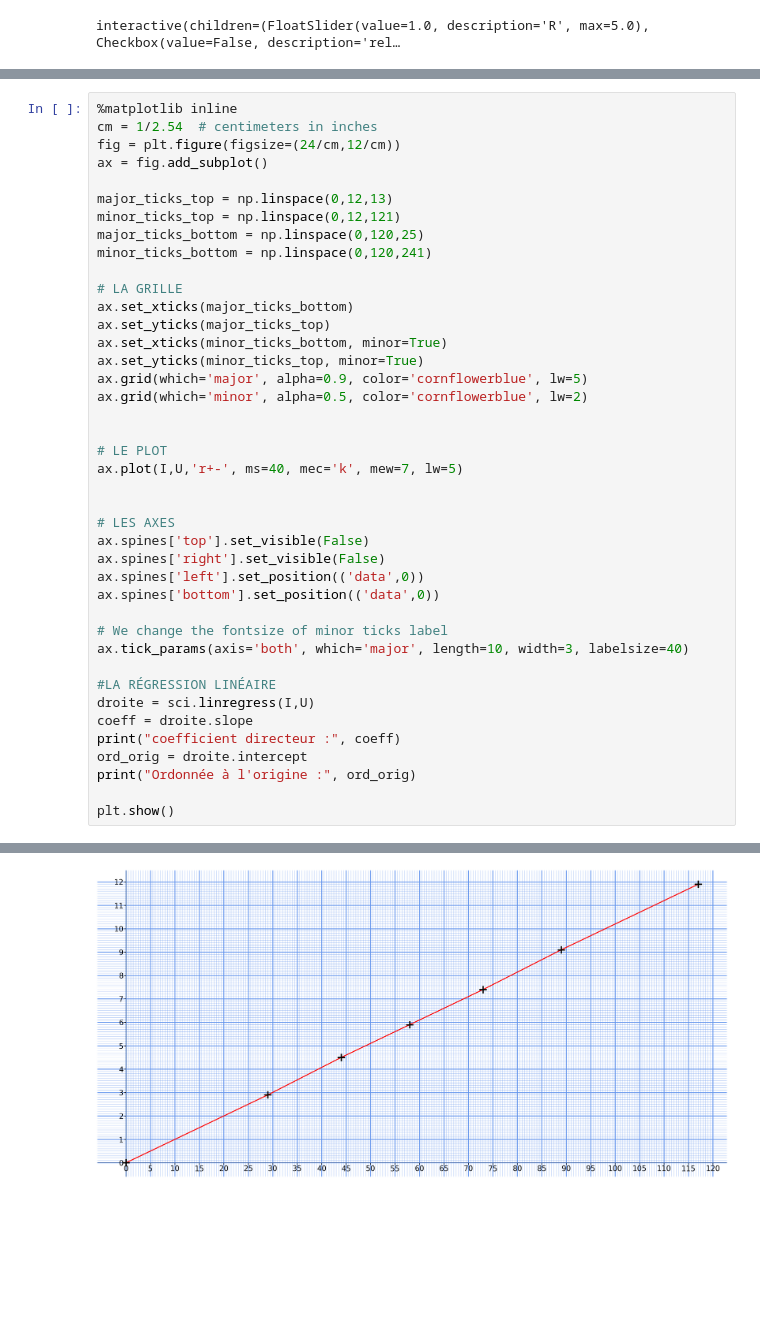
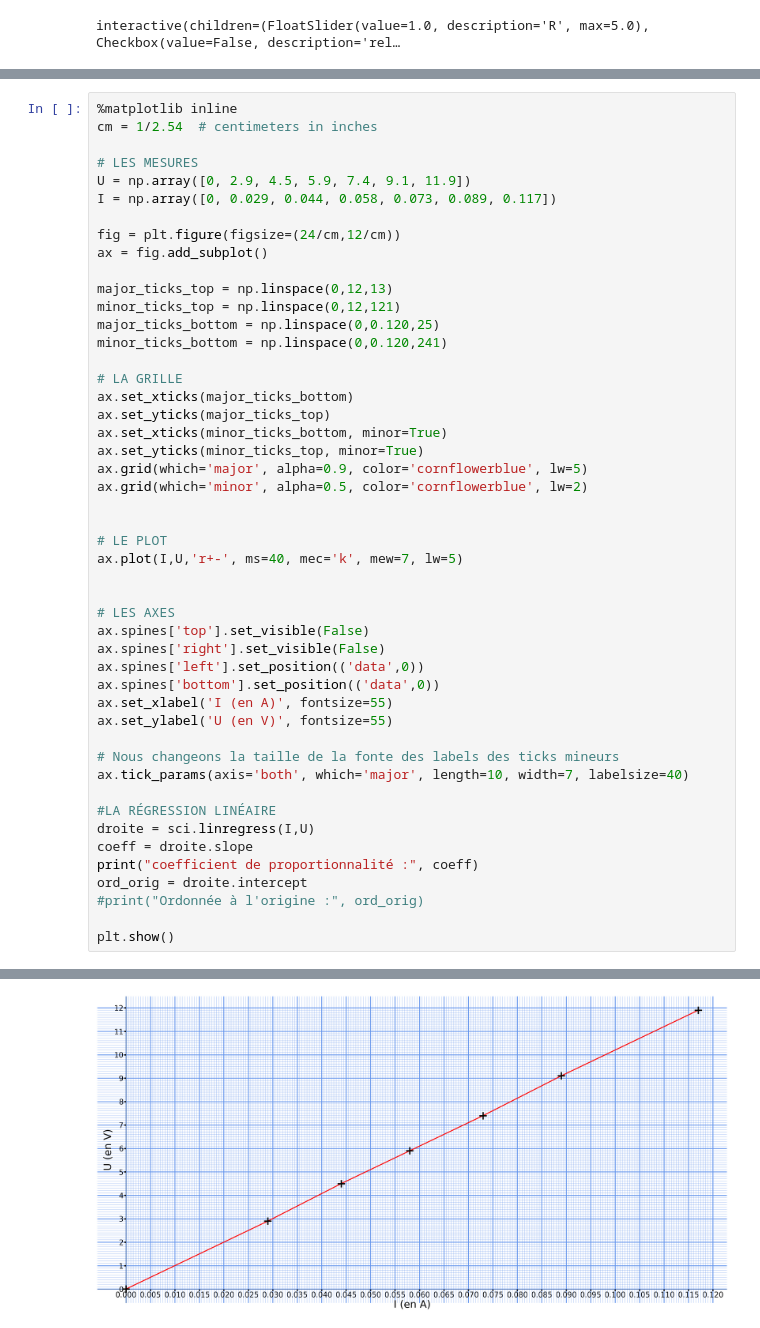
Before and after one commit to DavidLapierre/activite_eleve, a Jupyter notebook: activite_eleve_version_finale.ipynb, the cells around one changed output, grey strips where cells are left out. Cells and saved outputs as stored; diff of their text form; blank space fills up the shorter version.

```diff
--- a/activite_eleve_version_finale.ipynb
+++ b/activite_eleve_version_finale.ipynb
@@ -181,13 +247,18 @@ I = np.array([0, 29, 44, 58, 73, 89, 117])
 # %%
 %matplotlib inline
 cm = 1/2.54  # centimeters in inches
+
+# LES MESURES
+U = np.array([0, 2.9, 4.5, 5.9, 7.4, 9.1, 11.9])
+I = np.array([0, 0.029, 0.044, 0.058, 0.073, 0.089, 0.117])
+
 fig = plt.figure(figsize=(24/cm,12/cm))
 ax = fig.add_subplot()
 
 major_ticks_top = np.linspace(0,12,13)
 minor_ticks_top = np.linspace(0,12,121)
-major_ticks_bottom = np.linspace(0,120,25)
-minor_ticks_bottom = np.linspace(0,120,241)
+major_ticks_bottom = np.linspace(0,0.120,25)
+minor_ticks_bottom = np.linspace(0,0.120,241)
 
 # LA GRILLE
 ax.set_xticks(major_ticks_bottom)
@@ -207,16 +278,18 @@ ax.spines['top'].set_visible(False)
 ax.spines['right'].set_visible(False)
 ax.spines['left'].set_position(('data',0))
 ax.spines['bottom'].set_position(('data',0))
+ax.set_xlabel('I (en A)', fontsize=55)
+ax.set_ylabel('U (en V)', fontsize=55)
 
-# We change the fontsize of minor ticks label
-ax.tick_params(axis='both', which='major', length=10, width=3, labelsize=40)
+# Nous changeons la taille de la fonte des labels des ticks mineurs
+ax.tick_params(axis='both', which='major', length=10, width=7, labelsize=40)
 
 #LA RÉGRESSION LINÉAIRE
 droite = sci.linregress(I,U)
 coeff = droite.slope
-print("coefficient directeur :", coeff)
+print("coefficient de proportionnalité :", coeff)
 ord_orig = droite.intercept
-print("Ordonnée à l'origine :", ord_orig)
+#print("Ordonnée à l'origine :", ord_orig)
 
 plt.show()
 # %% [output]
@@ -225 +297 @@ Ordonnée à l'origine : -0.01435549952726145
-[figure, old version]
+[figure, new version]
```
Also changed, not shown: parts of 12 cells of this notebook.
